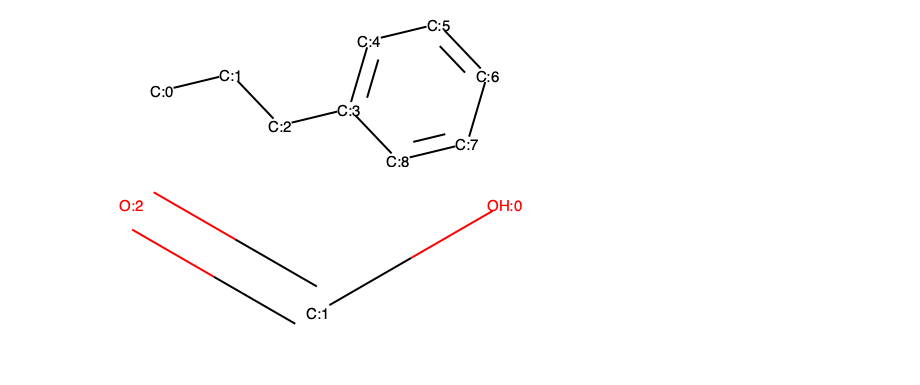
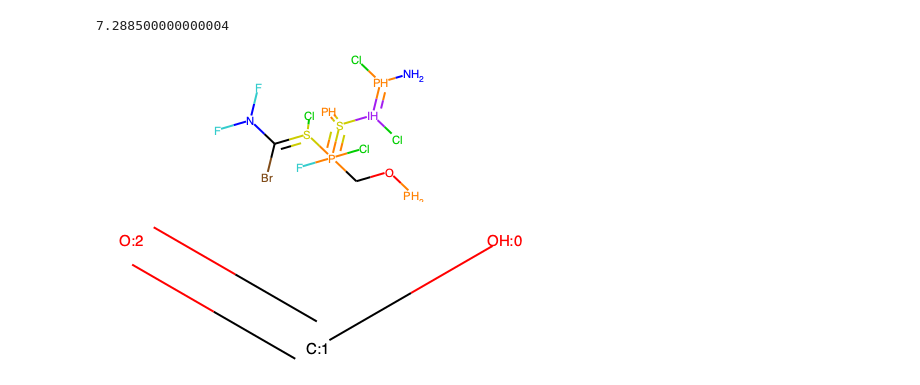
Before and after one commit to Ark0617/vae_rl_molecule_generation, a Jupyter notebook: gym-molecule/gym_molecule/envs/molecule_combine_substructures.ipynb, the cells around one changed output. Drawn from its saved outputs; the diff is of its cells as text; code cells hidden in the pictures.

```diff
--- a/gym-molecule/gym_molecule/envs/molecule_combine_substructures.ipynb
+++ b/gym-molecule/gym_molecule/envs/molecule_combine_substructures.ipynb
@@ -48,8 +45,15 @@ mol_2 = Chem.MolFromSmiles('OC=O')
+# %%
+mol_1 = Chem.MolFromSmiles('N[PH](Cl)=[IH](Cl)S(=P)#P(F)(Cl)(COP)S(Cl)=C(Br)N(F)F')#('CCCc1ccccc1')
+print(Descriptors.MolLogP(mol_1))
+Chem.SanitizeMol(mol_1,sanitizeOps=Chem.SanitizeFlags.SANITIZE_PROPERTIES)
+mol_2 = Chem.MolFromSmiles('OC=O')
+# %% [output]
+7.288500000000004
 # %%
-# mol 1
-mol_with_atom_index(mol_1)
+mol_1
+#mol_with_atom_index(mol_1)
 # %% [output]
-[figure, old version]
+[figure, new version]
 # %%
 # mol 2
 mol_with_atom_index(mol_2)
```
Also changed, not shown: parts of 2 cells of this notebook, 5 other files.
